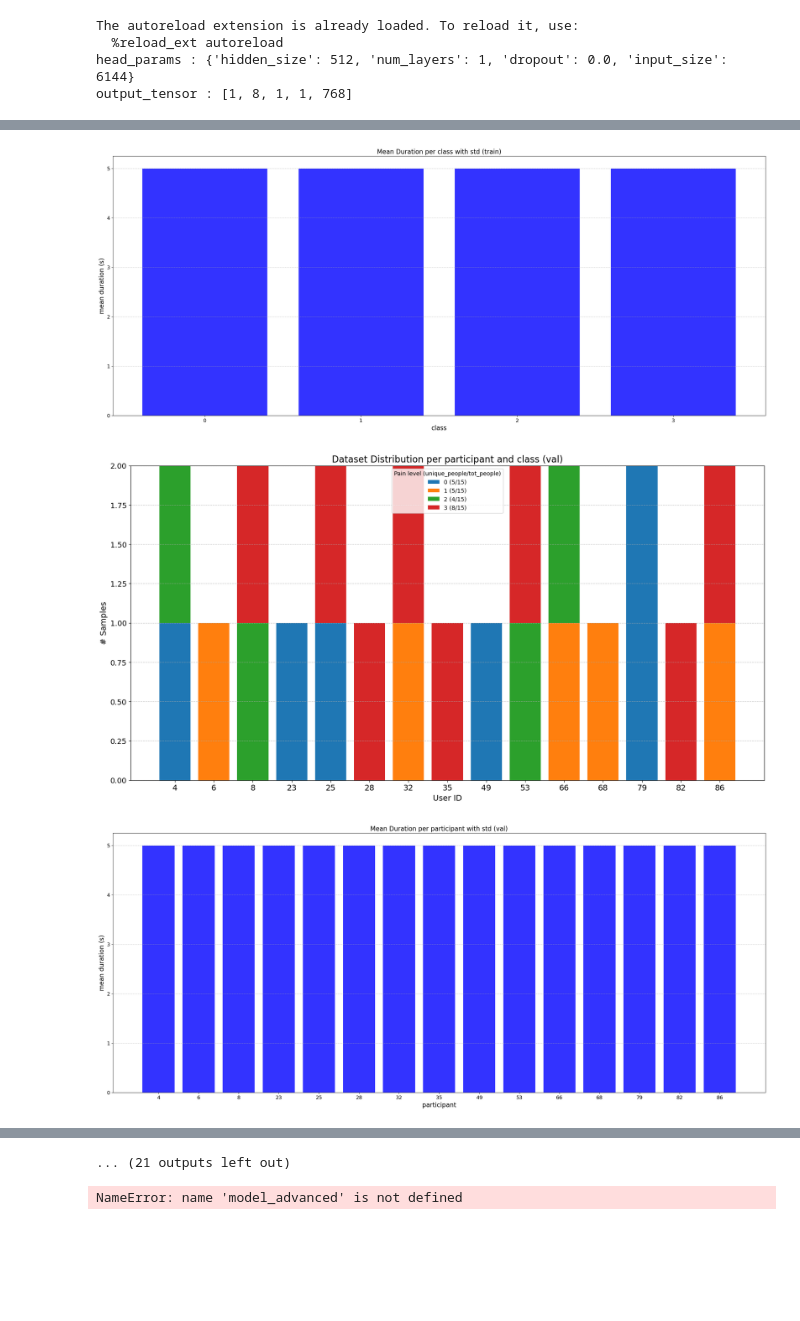
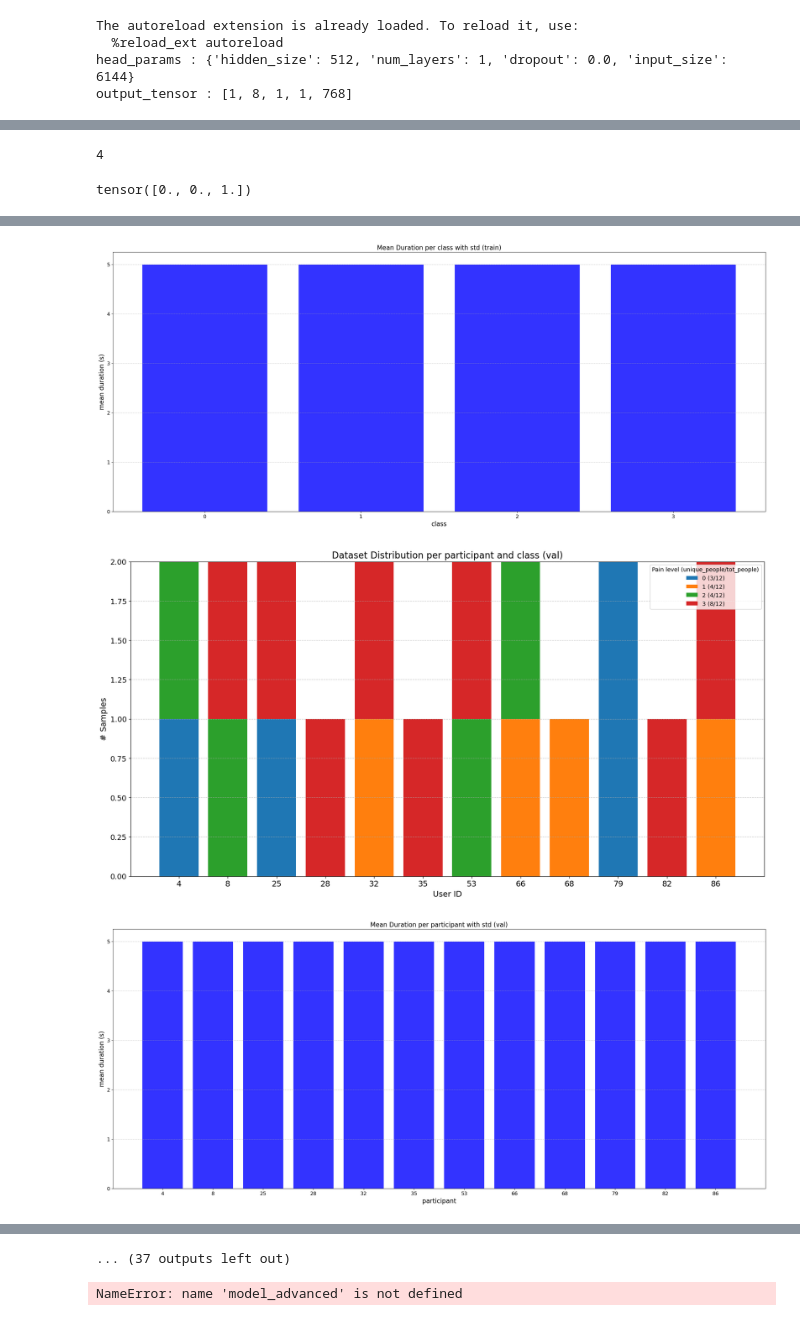
Before and after one commit to villifCoder559/PainAssessmentVideo, a Jupyter notebook: test.ipynb, the cells around one changed output, grey strips where cells are left out. Cells and saved outputs as stored; diff of their text form; code cells hidden in the pictures; blank space fills up the shorter version.

```diff
--- a/test.ipynb
+++ b/test.ipynb
@@ -167,3 +188,13 @@ output_tensor : [1, 8, 1, 1, 768]
+# %%
+import numpy as np
+np.unique([0,1,2,3]).shape[0]
+# %% [output]
+4
+# %%
+import torch
+torch.round(torch.tensor([0.1,0.5,0.9]))
+# %% [output]
+tensor([0., 0., 1.])
 # %%
 %load_ext autoreload
 %autoreload 2
@@ -210,9 +241,11 @@ model_advanced = scripts.run_train_test(model_type=model_type,
                        download_if_unavailable=False,
                        k_fold = 1,
                        epochs = 5,
-                       train_size=0.5,
-                       test_size=0.2,
-                       val_size=0.3,
+                       train_size=0.8,
+                       test_size=0.1,
+                       val_size=0.1,
+                       is_validation=True
+                      #  batch_size=4
                       #  criterion = nn.L1Loss(),
                       #  optimizer_fn = optim.Adam,
                       #  lr = 0.001
@@ -256,13 +305,13 @@ RuntimeError: input must have 3 dimensions, got 7
 [figure]
 [figure]
 [figure]
 [figure]
 [figure]
 [figure]
-[figure, old version]
+[figure, new version]
-[figure, old version]
+[figure, new version]
 [figure]
-... (21 outputs left out)
+... (37 outputs left out)
 # %%
 del model_advanced
 # %%
```
Also changed, not shown: parts of 3 cells of this notebook.
